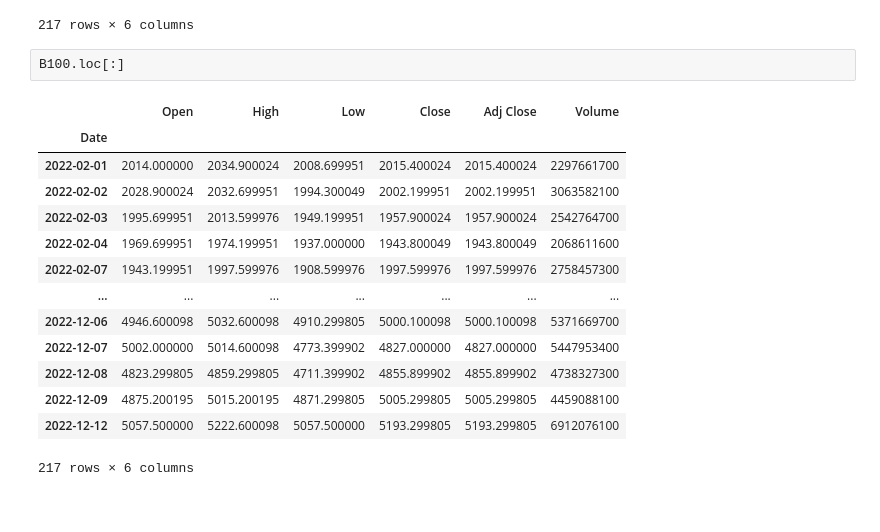
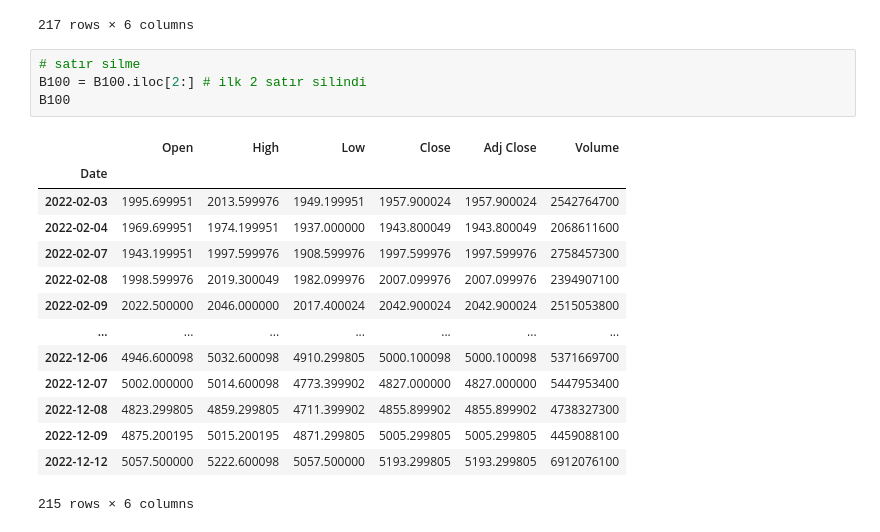
Before and after one commit to Abdulkadir2516/GMKA_Abdulkadir_Yesilkaya, a Jupyter notebook: Python_Hatırlatma.ipynb, the cells around one changed output. Saved outputs shown, nothing was run; the diff lists cells and outputs as text.

```diff
--- a/Python_Hatırlatma.ipynb
+++ b/Python_Hatırlatma.ipynb
@@ -97,20 +77,22 @@ B100
 | 2022-12-09 | 4875.200195 | 5015.200195 | 4871.299805 | 5005.299805 | 5005.299805 | 4459088100 |
 | 2022-12-12 | 5057.500000 | 5222.600098 | 5057.500000 | 5193.299805 | 5193.299805 | 6912076100 |
 217 rows × 6 columns
-# %%
-B100.loc[:]
-# %% [output]
-|  | Open | High | Low | Close | Adj Close | Volume |
-| Date |  |  |  |  |  |  |
-| 2022-02-01 | 2014.000000 | 2034.900024 | 2008.699951 | 2015.400024 | 2015.400024 | 2297661700 |
-| 2022-02-02 | 2028.900024 | 2032.699951 | 1994.300049 | 2002.199951 | 2002.199951 | 3063582100 |
-| 2022-02-03 | 1995.699951 | 2013.599976 | 1949.199951 | 1957.900024 | 1957.900024 | 2542764700 |
-| 2022-02-04 | 1969.699951 | 1974.199951 | 1937.000000 | 1943.800049 | 1943.800049 | 2068611600 |
-| 2022-02-07 | 1943.199951 | 1997.599976 | 1908.599976 | 1997.599976 | 1997.599976 | 2758457300 |
-| ... | ... | ... | ... | ... | ... | ... |
-| 2022-12-06 | 4946.600098 | 5032.600098 | 4910.299805 | 5000.100098 | 5000.100098 | 5371669700 |
-| 2022-12-07 | 5002.000000 | 5014.600098 | 4773.399902 | 4827.000000 | 4827.000000 | 5447953400 |
-| 2022-12-08 | 4823.299805 | 4859.299805 | 4711.399902 | 4855.899902 | 4855.899902 | 4738327300 |
-| 2022-12-09 | 4875.200195 | 5015.200195 | 4871.299805 | 5005.299805 | 5005.299805 | 4459088100 |
-| 2022-12-12 | 5057.500000 | 5222.600098 | 5057.500000 | 5193.299805 | 5193.299805 | 6912076100 |
-217 rows × 6 columns
+# %%
+# satır silme
+B100 = B100.iloc[2:] # ilk 2 satır silindi
+B100
+# %% [output]
+|  | Open | High | Low | Close | Adj Close | Volume |
+| Date |  |  |  |  |  |  |
+| 2022-02-03 | 1995.699951 | 2013.599976 | 1949.199951 | 1957.900024 | 1957.900024 | 2542764700 |
+| 2022-02-04 | 1969.699951 | 1974.199951 | 1937.000000 | 1943.800049 | 1943.800049 | 2068611600 |
+| 2022-02-07 | 1943.199951 | 1997.599976 | 1908.599976 | 1997.599976 | 1997.599976 | 2758457300 |
+| 2022-02-08 | 1998.599976 | 2019.300049 | 1982.099976 | 2007.099976 | 2007.099976 | 2394907100 |
+| 2022-02-09 | 2022.500000 | 2046.000000 | 2017.400024 | 2042.900024 | 2042.900024 | 2515053800 |
+| ... | ... | ... | ... | ... | ... | ... |
+| 2022-12-06 | 4946.600098 | 5032.600098 | 4910.299805 | 5000.100098 | 5000.100098 | 5371669700 |
+| 2022-12-07 | 5002.000000 | 5014.600098 | 4773.399902 | 4827.000000 | 4827.000000 | 5447953400 |
+| 2022-12-08 | 4823.299805 | 4859.299805 | 4711.399902 | 4855.899902 | 4855.899902 | 4738327300 |
+| 2022-12-09 | 4875.200195 | 5015.200195 | 4871.299805 | 5005.299805 | 5005.299805 | 4459088100 |
+| 2022-12-12 | 5057.500000 | 5222.600098 | 5057.500000 | 5193.299805 | 5193.299805 | 6912076100 |
+215 rows × 6 columns
```
Also changed, not shown: parts of 9 cells of this notebook.
